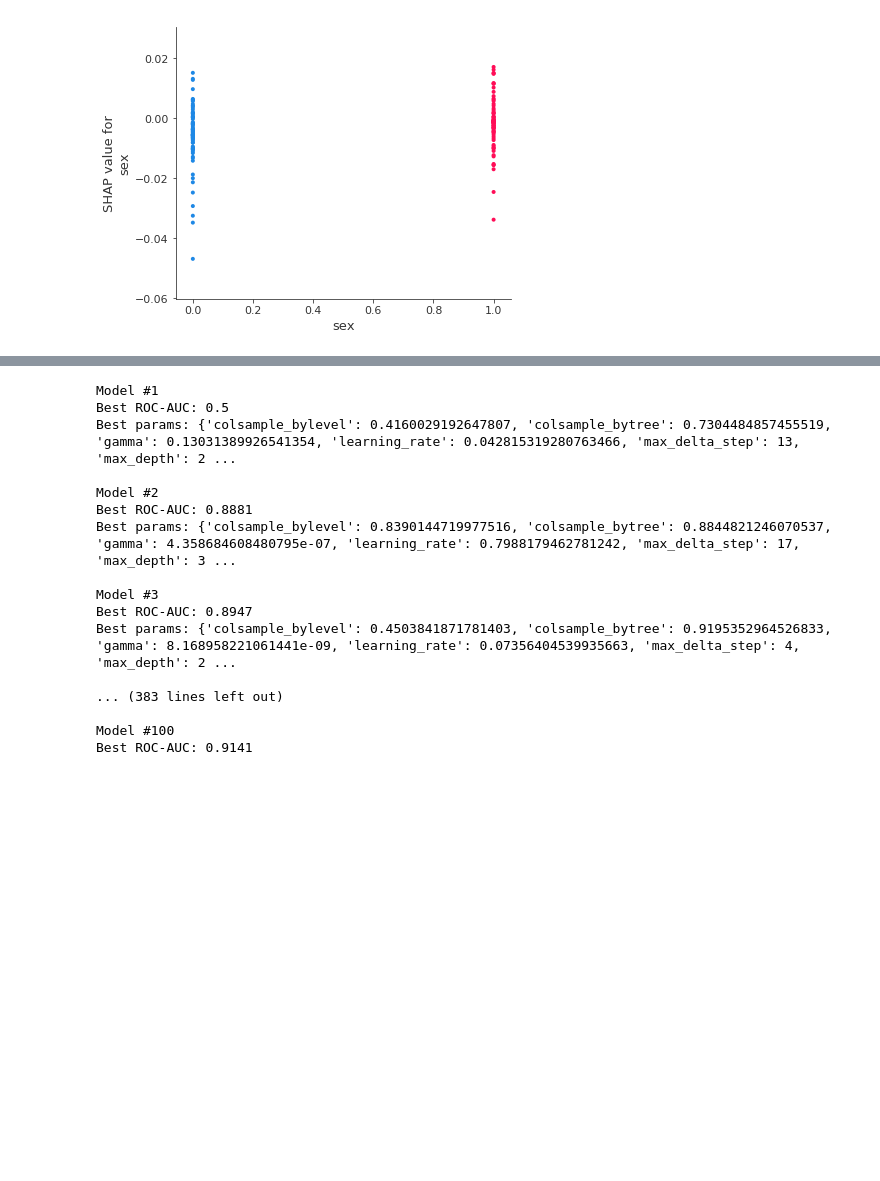
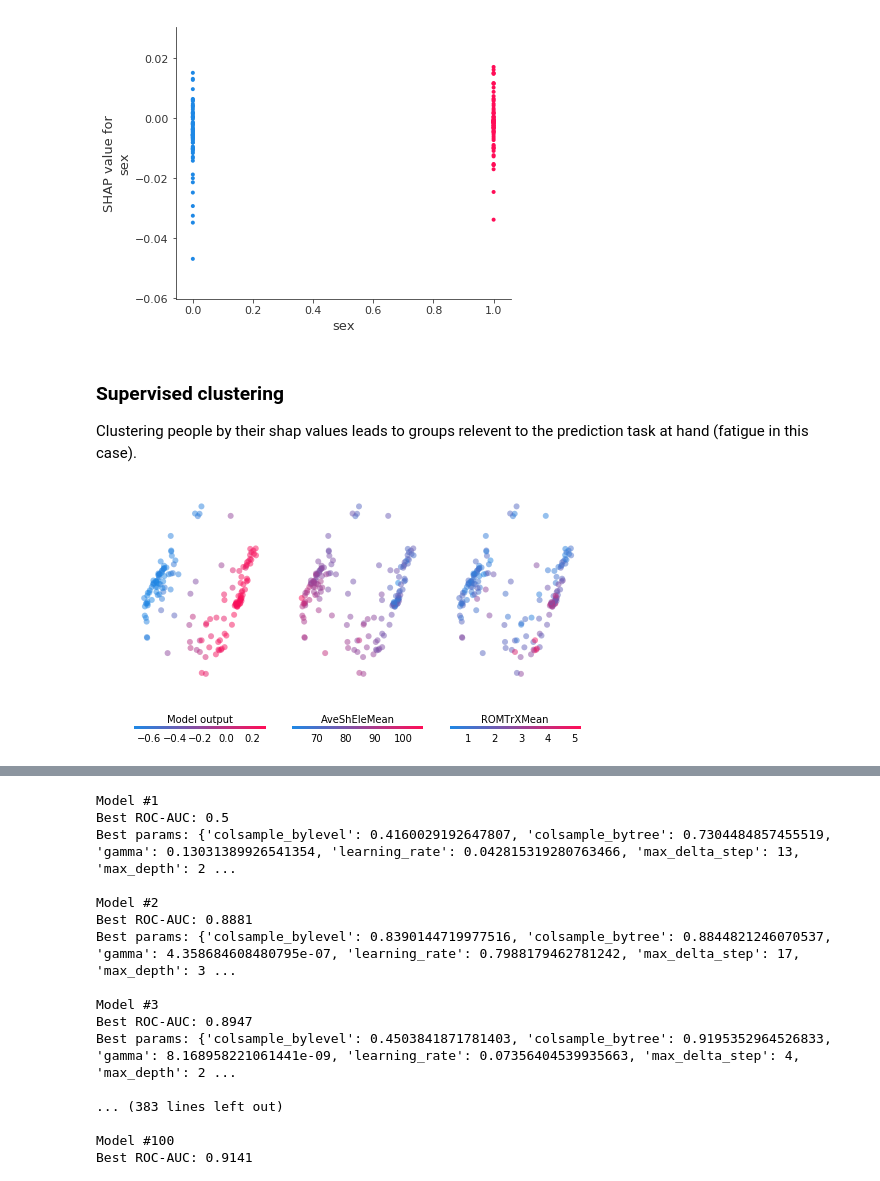
Before and after one commit to romainmartinez/examples_synthesis, a Jupyter notebook: interpretation.ipynb, the cells around one changed output, grey strips where cells are left out. Drawn from its saved outputs; the diff is of its cells as text; code cells hidden in the pictures; blank space fills up the shorter version.

Commit message:
add clustering

```diff
--- a/interpretation.ipynb
+++ b/interpretation.ipynb
@@ -463,3 +463,53 @@ for i in top_inds:
 [figure]
 [figure]
 [figure]
+# %% [markdown]
+### Supervised clustering
+Clustering people by their shap values leads to groups relevent to the prediction task at hand (fatigue in this case).
+# %%
+from sklearn.decomposition import PCA
+from sklearn.manifold import TSNE
+
+shap_pca2 = PCA(n_components=2).fit_transform(shap_values[:, :-1])
+
+shap_embedded = TSNE(
+    n_components=2, perplexity=50).fit_transform(shap_values[:, :-1])
+# %%
+def plot_clusters(x, y, c, label, a):
+    a.scatter(
+        x, y, c=c, linewidth=0, alpha=0.5, cmap=shap.plots.colors.red_blue)
+    PCM=a.get_children()[0]
+    cb = plt.colorbar(PCM, label=label, aspect=40, orientation="horizontal", ax=a)
+    cb.set_alpha(1)
+    cb.draw_all()
+    cb.outline.set_linewidth(0)
+    cb.ax.tick_params('x', length=0)
+    cb.ax.xaxis.set_label_position('top')
+    a.axis("off")
+# %%
+f, ax = plt.subplots(nrows=1, ncols=3, figsize=(8,5))
+
+plot_clusters(
+    x=shap_pca2[:, 0],
+    y=shap_pca2[:, 1],
+    c=np.sum(shap_values, axis=1),
+    a=ax[0],
+    label='Model output')
+
+plot_clusters(
+    x=shap_pca2[:, 0],
+    y=shap_pca2[:, 1],
+    c=X['AveShEleMean'],
+    a=ax[1],
+    label='AveShEleMean')
+
+plot_clusters(
+    x=shap_pca2[:, 0],
+    y=shap_pca2[:, 1],
+    c=X['ROMTrXMean'],
+    a=ax[2],
+    label='ROMTrXMean')
+plt.savefig('pca_clustering.svg', format='svg')
+plt.show()
+# %% [output]
+[figure, added]
```
Also changed, not shown: parts of 6 cells of this notebook.
